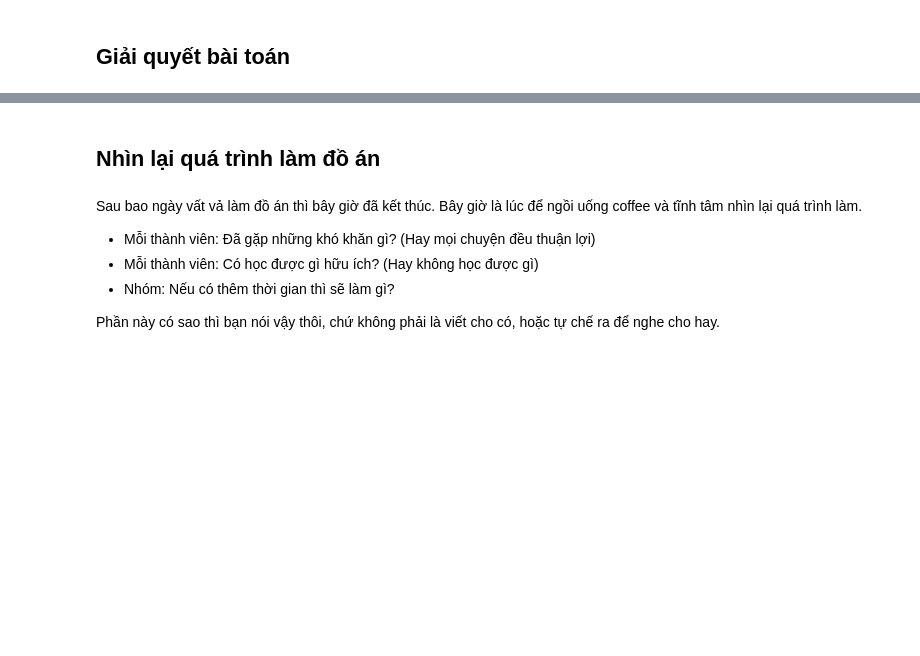
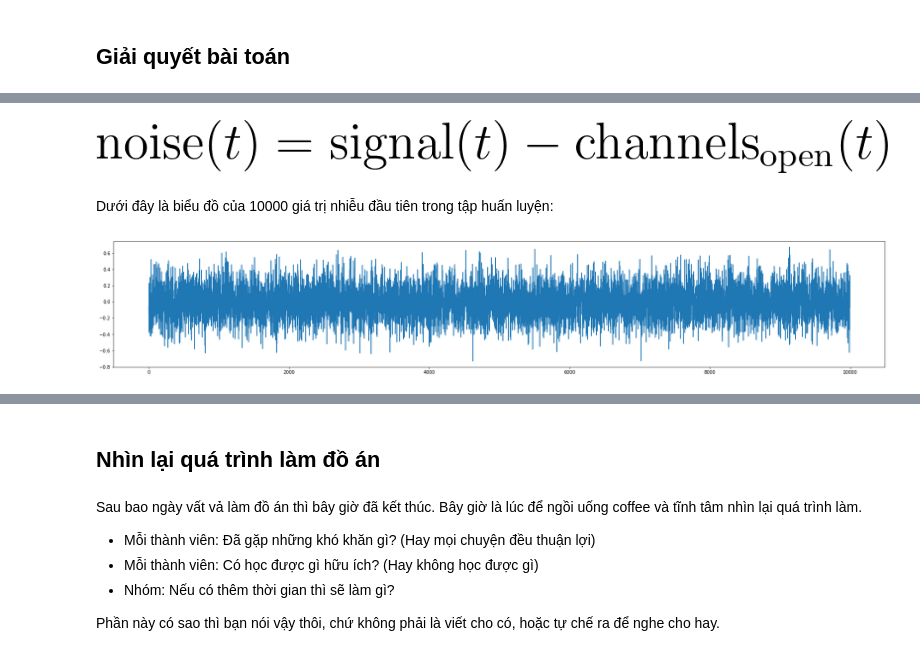
Before and after one commit to thanhtruong1712/DAMH_KHDLUD, a Jupyter notebook: Report.ipynb, the cells around one changed output, grey strips where cells are left out. Drawn from its saved outputs; the diff is of its cells as text; code cells hidden in the pictures; blank space fills up the shorter version.

Commit message:
update step6

```diff
--- a/Report.ipynb
+++ b/Report.ipynb
@@ -165,0 +210,3 @@ test.to_csv('test_1.csv', index=False)
+# %% [markdown]
+
+![remove_noise.png](embedded-picture-1)
@@ -166,5 +216,20 @@ test.to_csv('test_1.csv', index=False)
 # %%
-# Use the result from previous notebook
-train = pd.read_csv('train_1.csv')
-test = pd.read_csv('test_1.csv')
-predictions = pd.read_csv('Ys.csv', index_col=None, skiprows=1, header=None).values.flatten()
+train = pd.read_csv('./data/train_1.csv')
+test = pd.read_csv('./data/test_1.csv')
+predictions = pd.read_csv('./data/Ys.csv', index_col=None, skiprows=1, header=None).values.flatten()
+# %%
+signal = np.concatenate((train['signal'].values, test['signal'].values))
+noise = signal - (0.2 * predictions + 0.8 * np.round(predictions))
+offset = np.median(noise)
+noise = noise - offset
+noise = np.clip(noise, -0.8, 0.8)
+train['signal'] = signal[:5_000_000]
+test['signal'] = signal[5_000_000:]
+# %% [markdown]
+Dưới đây là biểu đồ của 10000 giá trị nhiễu đầu tiên trong tập huấn luyện:
+# %%
+plt.figure(figsize=(30, 5))
+plt.plot(noise[:10000],drawstyle= 'steps')
+plt.show()
+# %% [output]
+[figure, added]
```
Also changed, not shown: parts of 78 cells of this notebook.
